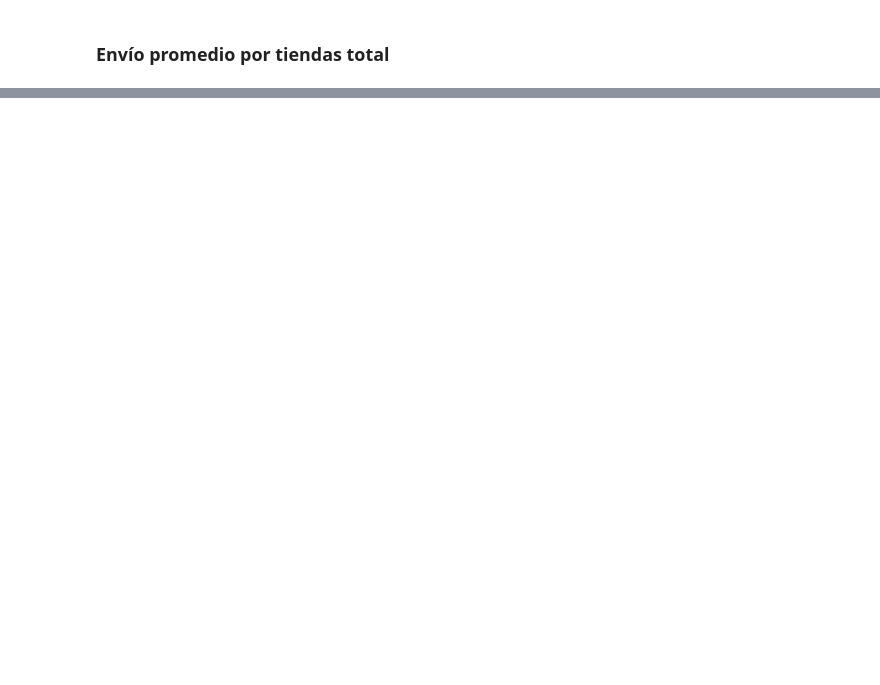
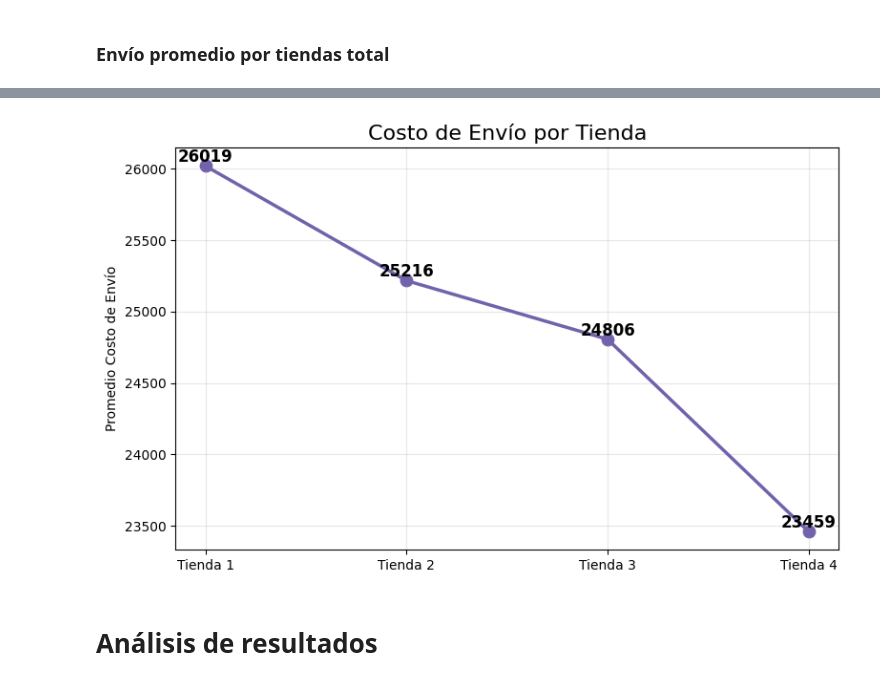
Before and after one commit to ValentinaQuinteroC/ALURA_STORE1, a Jupyter notebook: AluraStoreLatam.ipynb, the cells around one changed output, grey strips where cells are left out. Cells and saved outputs as stored; diff of their text form; code cells hidden in the pictures; blank space fills up the shorter version.

```diff
--- a/AluraStoreLatam.ipynb
+++ b/AluraStoreLatam.ipynb
@@ -810,0 +1052,32 @@ df_envio_tiendas
+# %%
+import matplotlib.pyplot as plt
+import numpy as np
+
+labels = df_envio_tiendas["Tienda"]
+sizes = df_envio_tiendas["Promedio Costo de Envío"]
+
+color_line = plt.cm.Purples(0.7)
+
+plt.figure(figsize=(8,5))
+
+plt.plot(labels, sizes, marker="o", linewidth=2.5, color=color_line)
+
+plt.scatter(labels, sizes, color=color_line, s=80)
+
+plt.title("Costo de Envío por Tienda", fontsize=16)
+plt.ylabel("Promedio Costo de Envío")
+
+for x, y in zip(labels, sizes):
+    plt.text(
+        x, y, f"{y:.0f}",
+        ha="center", va="bottom",
+        fontsize=12, fontweight="bold"
+    )
+
+plt.grid(alpha=0.3)
+plt.tight_layout()
+plt.show()
+# %% [output]
+[figure, added]
+# %% [markdown]
+# Análisis de resultados
```
Also changed, not shown: parts of 37 cells of this notebook.
